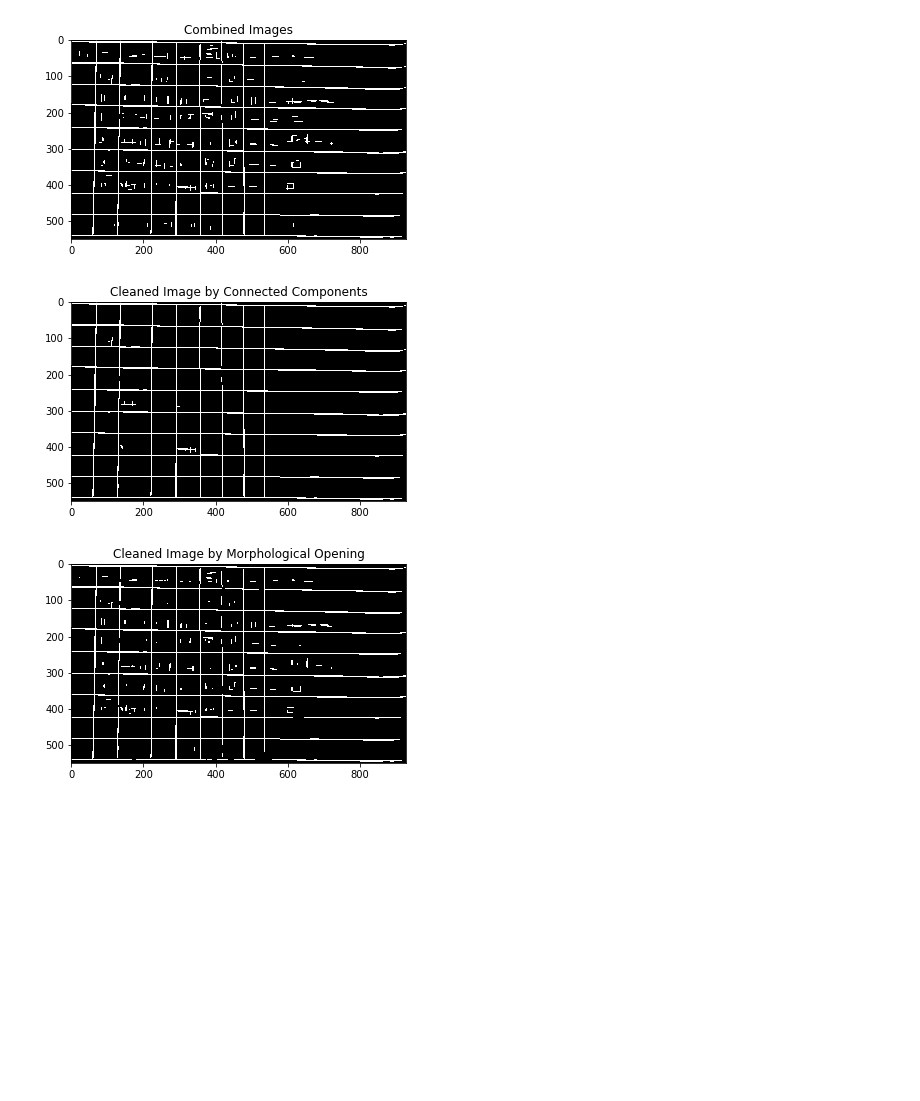
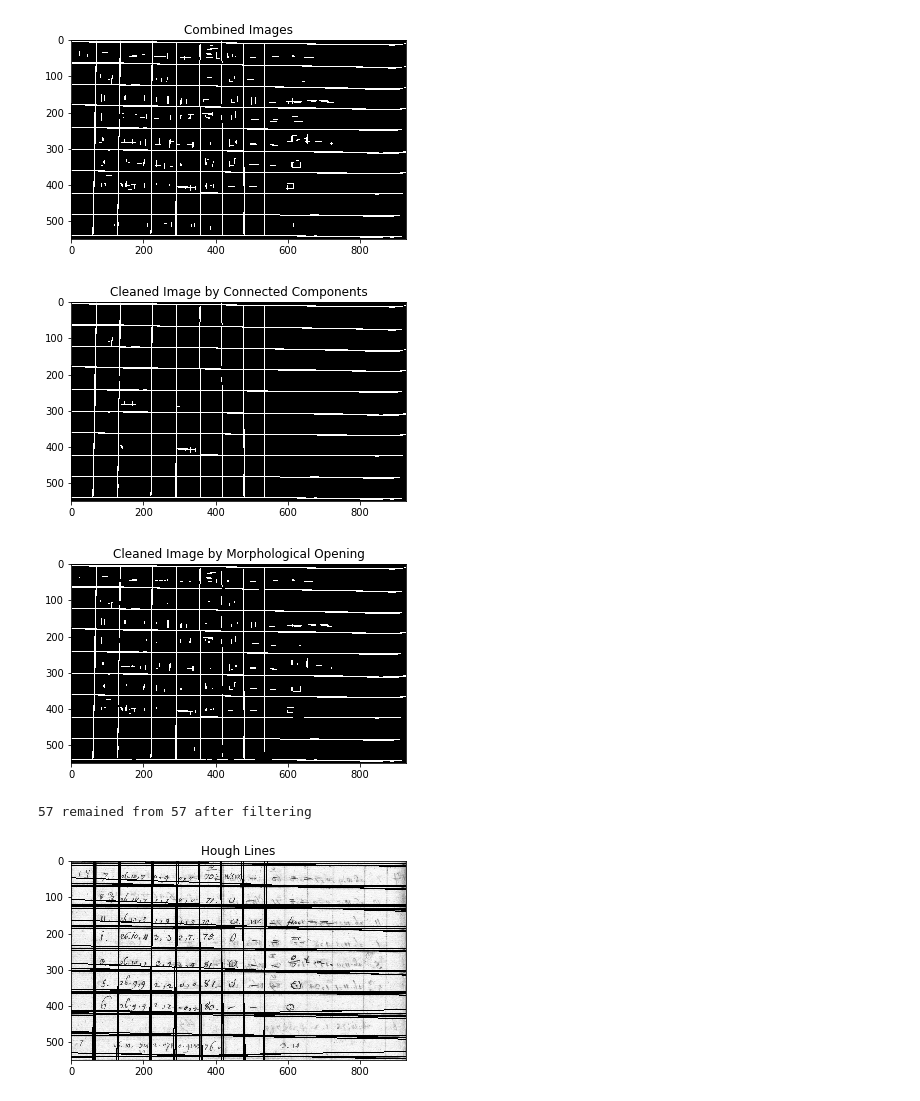
Before and after one commit to CrazyCrud/table-recognition-for-historical-handwritten-documents, a Jupyter notebook: work/Table Recognition.ipynb, the cells around one changed output. Saved outputs shown, nothing was run; the diff lists cells and outputs as text; code cells hidden in the pictures; blank space fills up the shorter version.

Commit message:
Applied hough transformation

```diff
--- a/work/Table Recognition.ipynb
+++ b/work/Table Recognition.ipynb
@@ -52,6 +52,51 @@ def moprhological_opening(img):
     return cv2.morphologyEx(img, cv2.MORPH_OPEN, kernel)
 
 
+def _get_coordinates_of_hough_line(rho, theta):
+    a = np.cos(theta)
+    b = np.sin(theta)
+    x0 = a*rho
+    y0 = b*rho
+    x1 = int(x0 + 1000*(-b))
+    y1 = int(y0 + 1000*(a))
+    x2 = int(x0 - 1000 * (-b))
+    y2 = int(y0 - 1000*(a))
+
+    return x1, y1, x2, y2
+
+
+def get_hough_lines(img_edges, theta=np.pi/180):
+    img_edges = img_edges.astype(np.uint8)
+    min_length = 300
+    return cv2.HoughLines(img_edges, rho=1.25, theta=theta, threshold=min_length)
+
+
+def filter_hough_lines(hough_lines):
+    hough_lines_filtered = []
+    for line in hough_lines:
+        for rho, theta in line:
+            # print("Theta {} should be between {} {} or {} {}".format(theta, np.pi/180*10, np.pi/180*170, np.pi/180*100, np.pi/180*80))
+            # vertical lines
+            if theta > (np.pi/180)*170 or theta < (np.pi/180)*10:
+                hough_lines_filtered.append(line)
+
+            # horizontal lines
+            elif theta > (np.pi/180)*80 or theta < (np.pi/180)*100:
+                hough_lines_filtered.append(line)
+
+    return hough_lines_filtered
+
+
+def draw_hough_lines(img, hough_lines):
+    img_hough_lines = img.copy()
+    if hough_lines is not None:
+        for line in hough_lines:
+            for rho, theta in line:
+                x1, y1, x2, y2 = _get_coordinates_of_hough_line(rho, theta)
+                cv2.line(img_hough_lines, (x1,y1), (x2,y2), (0, 0, 255), 2)
+    return img_hough_lines
+
+
 def show_image(img, title="") -> None:
     plt.imshow(img, cmap='Greys_r')
     plt.title(title)
@@ -69,34 +114,45 @@ def run():
     img_filtered = filter_image(img, theta=np.pi)
     show_image(img_filtered, "Filtered Image with Vertical Lines")
 
     img_vertical_binarized = binarize_image(img_filtered.copy())
     img_vertical_binarized = invert(img_vertical_binarized)
     show_image(img_vertical_binarized, "Binarized Image with Vertical Lines")
 
     img_filtered = filter_image(img, theta=np.pi/2)
     show_image(img_filtered, "Filtered Image with Horizontal Lines")
 
     img_horizontal_binarized = binarize_image(img_filtered.copy())
     img_horizontal_binarized = invert(img_horizontal_binarized)
     show_image(img_horizontal_binarized, "Binarized Image with Horizontal Lines")
 
     img_combined = cv2.bitwise_or(img_vertical_binarized, img_horizontal_binarized)
     show_image(img_combined, "Combined Images")
 
-    img_cleaned = remove_connected_components(img_combined.copy())
-    show_image(img_cleaned, "Cleaned Image by Connected Components")
+    img_cleaned_cc = remove_connected_components(img_combined.copy())
+    show_image(img_cleaned_cc, "Cleaned Image by Connected Components")
 
-    img_cleaned = moprhological_opening(img_combined.copy())
-    show_image(img_cleaned, "Cleaned Image by Morphological Opening")
+    img_cleaned_morph = moprhological_opening(img_combined.copy())
+    show_image(img_cleaned_morph, "Cleaned Image by Morphological Opening")
+
+    """
+    For maximum accuracy you need a value of 180. To only detect even angles, theta should be 90
+    """
+    hough_lines = get_hough_lines(img_cleaned_cc, np.pi/180)
+    hough_lines_filtered = filter_hough_lines(hough_lines)
+    print("{} from {} remained after filtering".format(len(hough_lines_filtered), len(hough_lines)))
+    img_hough_lines = draw_hough_lines(img_equalized.copy(), hough_lines)
+    show_image(img_hough_lines, "Hough Lines")
 
 run()
 # %% [output]
 [figure]
 [figure]
 [figure]
 [figure]
 [figure]
 [figure]
 [figure]
 [figure]
 [figure]
+57 remained from 57 after filtering
+[figure, added]
```
Also changed, not shown: 2 other files.
